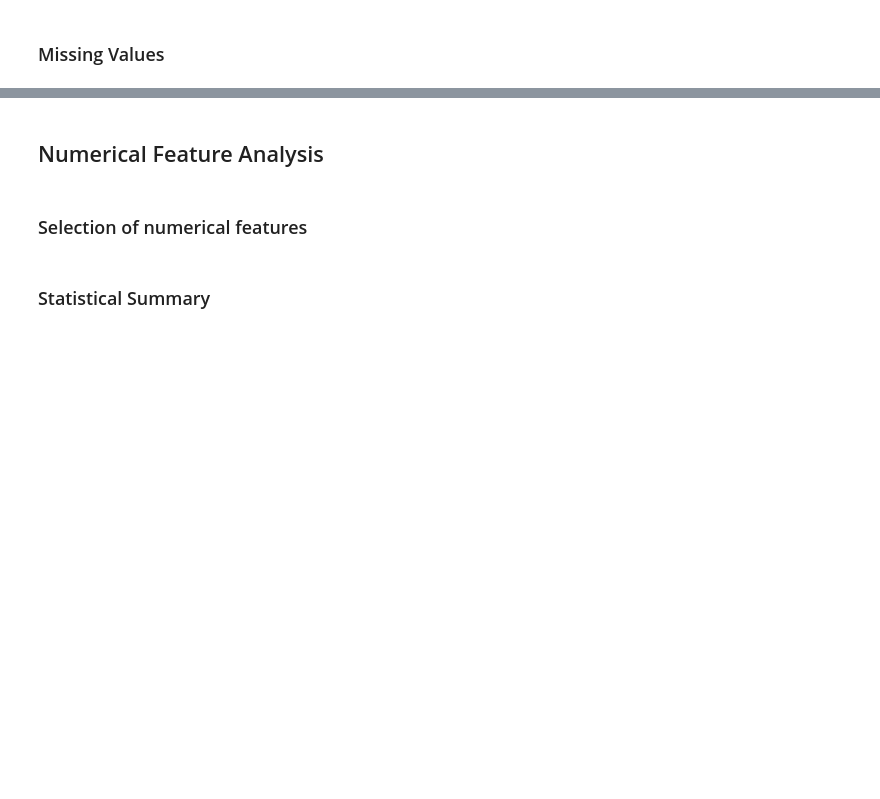
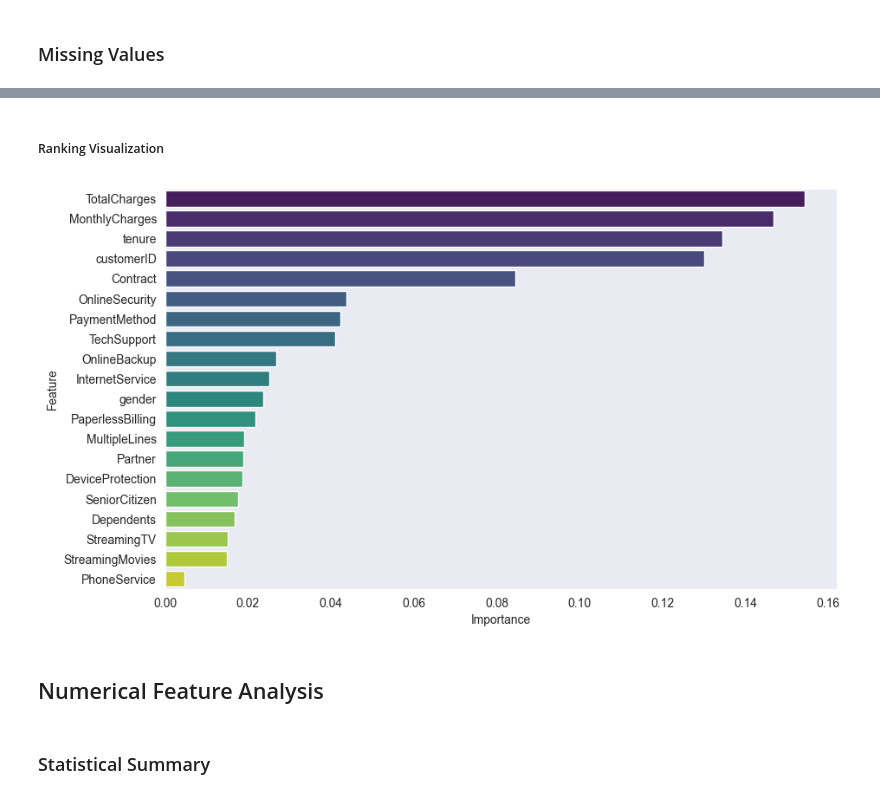
Before and after one commit to DerekSanchez/241117-Telco-Customer-Churn, a Jupyter notebook: notebooks/EDA.ipynb, the cells around one changed output, grey strips where cells are left out. Cells and saved outputs as stored; diff of their text form; code cells hidden in the pictures; blank space fills up the shorter version.

```diff
--- a/notebooks/EDA.ipynb
+++ b/notebooks/EDA.ipynb
@@ -45,0 +230,11 @@ ut.missing_values_by_pivot(df, 'StreamingTV', return_type='percentage', percenta
+# %%
+df_encoded = df.copy()
+
+for col in cat_columns:
+    encoder = LabelEncoder()
+    df_encoded[col] = encoder.fit_transform(df_encoded[col])
+
+df['TotalCharges'] = pd.to_numeric(df['TotalCharges'], errors = 'coerce')
+df['TotalCharges'].fillna(df['TotalCharges'].median(), inplace = True)
+
+df_encoded.head()
@@ -45,0 +250,3 @@ ut.missing_values_by_pivot(df, 'StreamingTV', return_type='percentage', percenta
+# %%
+X = df_encoded.drop(['Churn', 'target_encoded'], axis = 1)
+y = df_encoded['target_encoded']
@@ -45,0 +275,5 @@ ut.missing_values_by_pivot(df, 'StreamingTV', return_type='percentage', percenta
+# %%
+model = RandomForestClassifier(random_state = 123, n_estimators = 100)
+model.fit(X, y)
+
+feature_importance = pd.Series(model.feature_importances_, index = X.columns).sort_values(ascending = False)
@@ -45,0 +282,7 @@ ut.missing_values_by_pivot(df, 'StreamingTV', return_type='percentage', percenta
+# %%
+importance_df = pd.DataFrame({
+    'Feature': feature_importance.index,
+    'Importance': feature_importance.values
+}).sort_values(by = 'Importance', ascending = False)
+
+importance_df
@@ -46,4 +307,17 @@ ut.missing_values_by_pivot(df, 'StreamingTV', return_type='percentage', percenta
+# %% [markdown]
+##### Ranking Visualization
+# %%
+plt.figure(figsize = (10, 6))
+
+sns.barplot(
+    x = 'Importance',
+    y = 'Feature',
+    data = importance_df,
+    palette = 'viridis',
+    hue = 'Feature',
+    dodge = False)
+plt.show()
+# %% [output]
+[figure, added]
 # %% [markdown]
 ## Numerical Feature Analysis
-# %% [markdown]
-### Selection of numerical features
```
Also changed, not shown: parts of 33 cells of this notebook.
